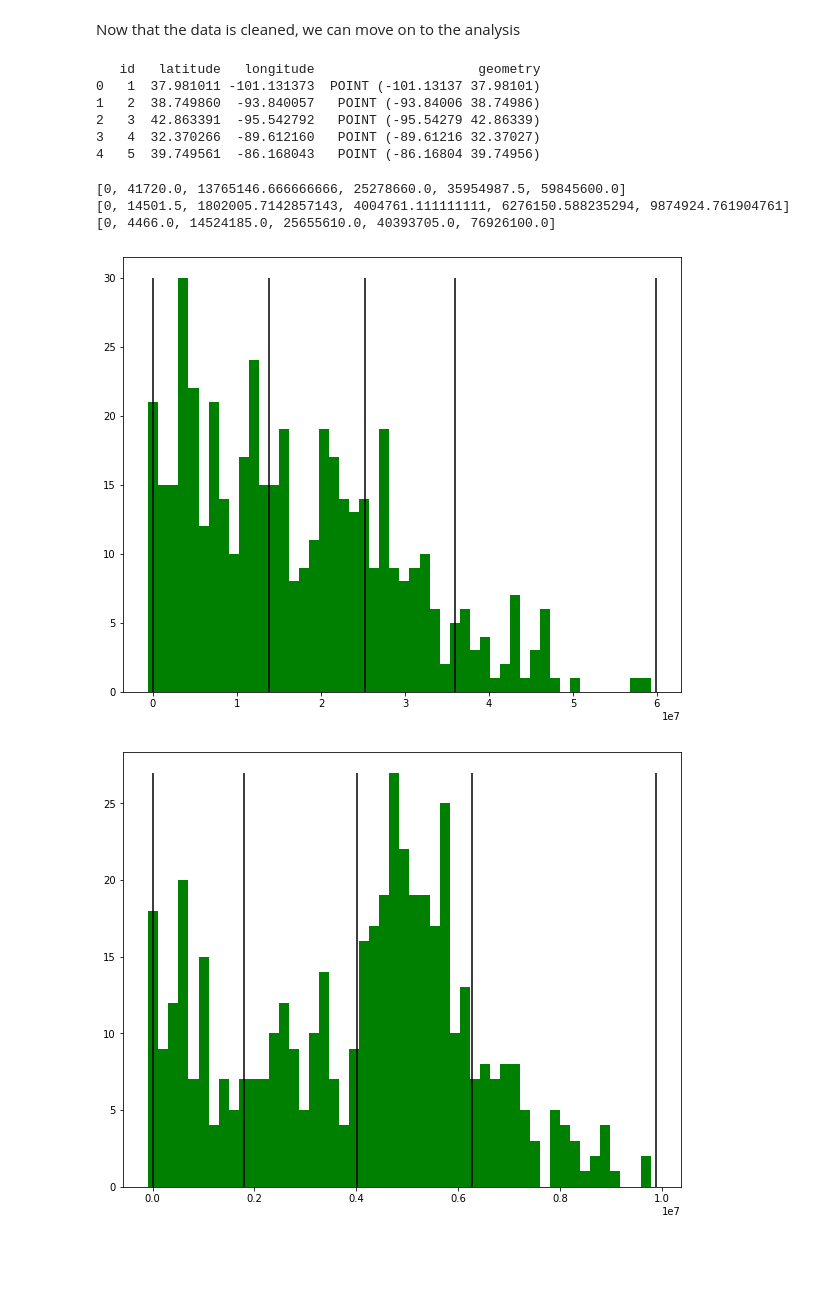
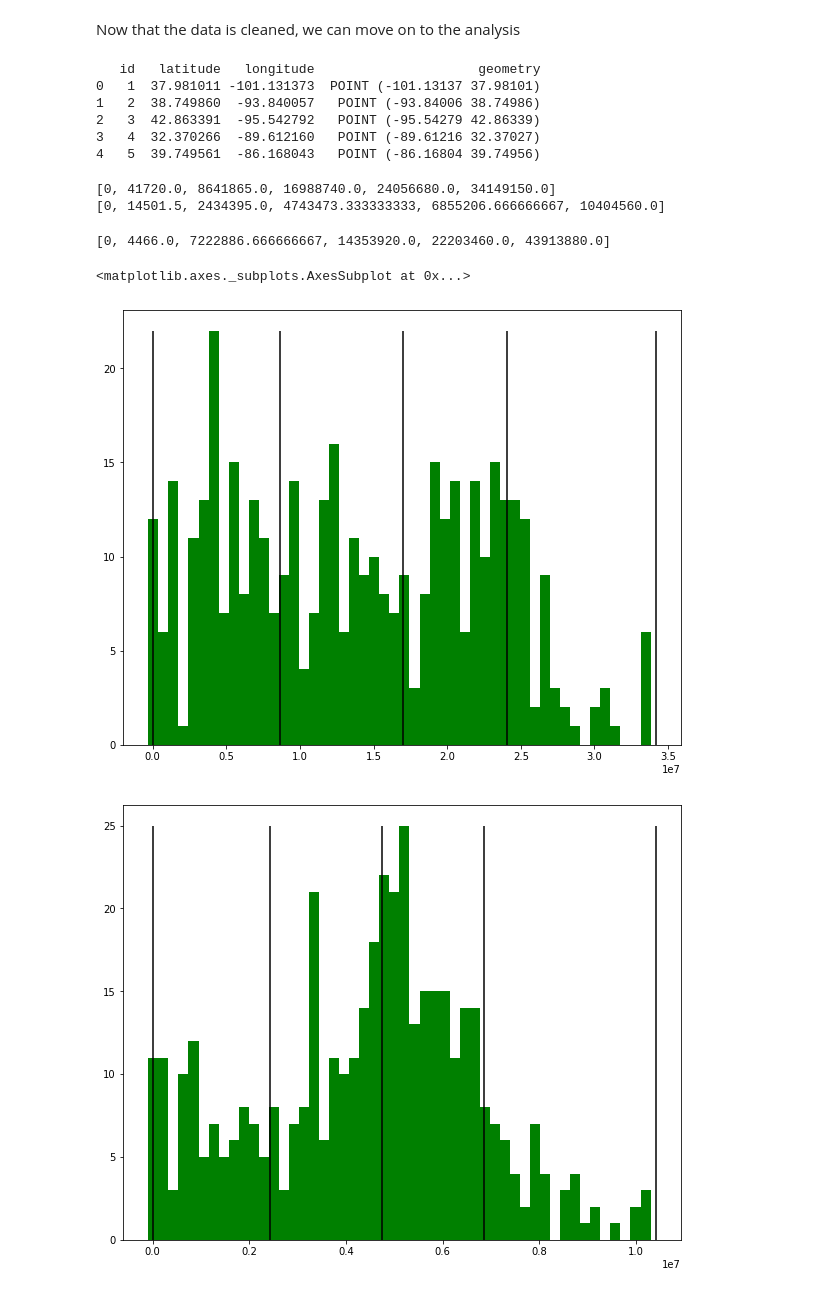
Before and after one commit to elogan24/Logan_CaseStudy, a Jupyter notebook: Logan_Indigo_CaseStudy.ipynb, the cells around one changed output. Drawn from its saved outputs; the diff is of its cells as text; code cells hidden in the pictures; blank space fills up the shorter version.

```diff
--- a/Logan_Indigo_CaseStudy.ipynb
+++ b/Logan_Indigo_CaseStudy.ipynb
@@ -41,7 +41,7 @@ from geopandas.tools import sjoin
 import jenkspy
 import numpy as np
 # %%
-# Import csv into pandas, conver to geopandas
+# Import csv into pandas, convert to geopandas
 random_buyers = pd.read_csv("drive/MyDrive/CaseStudy_Indigo/indigo_case_study_500_random_buyers.csv")
 rb_locations = gpd.GeoDataFrame(random_buyers, geometry=gpd.points_from_xy(random_buyers.longitude, random_buyers.latitude))
 
@@ -69,6 +69,7 @@ us_counties["STATEFP"] = us_counties["STATEFP"].astype(int)
 # Only keep continental US based on FIPS (USDA)
 indexNames = us_counties[(us_counties['STATEFP'] > 57) | (us_counties["STATEFP"] == 15) | (us_counties["STATEFP"] == 2)].index
 us_counties.drop(indexNames, inplace=True)
+
 
 # Function to clean county names
 def clean_county_names(df):
@@ -115,6 +116,15 @@ def clean_crops(df):
     df['Value'] = df['Value'].str.replace('\\,', '')
 
   df['Value'] = df['Value'].astype(float, errors = 'raise')
+
+  # Remove outliers
+  Q1 = df['Value'].quantile(0.25)
+  Q3 = df['Value'].quantile(0.75)
+  IQR = Q3 - Q1
+
+  filter = (df['Value'] >= Q1 - 1.5 * IQR) & (df['Value'] <= Q3 + 1.5 *IQR)
+  df = df.loc[filter]
+
   new_column = df["Data Item"].loc[1].lower()
   print(new_column)
   df = df.rename(columns = {'Value': new_column+'_value'})
@@ -135,6 +145,7 @@ corn_acres_clean = clean_crops(corn_acres)
 soy_acres_clean = clean_crops(soy_acres)
 soy_yield_clean = clean_crops(soy_yield)
 
+
 #Check for areas with CV % greater than 100. Remove those areas.
 soy_yield_clean[soy_yield_clean.soybeans_yield_cv > 100].count()
 soy_acres_clean[soy_acres_clean.soybeans_acresharvested_cv > 100].count()
@@ -149,15 +160,13 @@ corn_acres_clean = corn_acres_clean[corn_acres_clean['corngrain_acresharvested_c
 
 corn_acres_clean.head()
 
-#Function to merge yields and acres harvested together. Call function for corn and soy
-def merge_crop_data(df1, df2, name):
-  name = us_counties.merge(df1, on=["STATEFP", "County"], how = "outer")
-  name = name.merge(df2, on = ["STATEFP", "County"], how = "outer")
+# merge yields and acres harvested together
+corn = us_counties.merge(corn_yield_clean, on=["STATEFP", "County"], how = "outer")
+corn = corn.merge(corn_acres_clean, on = ["STATEFP", "County"], how = "outer")
 
-  return name
+soy = us_counties.merge(soy_yield_clean, on=["STATEFP", "County"], how = "outer")
+soy = soy.merge(soy_acres_clean, on = ["STATEFP", "County"], how = "outer")
 
-corn = merge_crop_data(corn_yield_clean, corn_acres_clean, corn)
-soy = merge_crop_data(soy_yield_clean, soy_acres_clean, soy)
 
 # Calculate corn and soy production in bushels from yield and acreage
 corn["production"] = corn["corngrain_yield_value"]*corn["corngrain_acresharvested_value"]
@@ -250,7 +250,7 @@ def agg_comm(comm_name):
   return buyers
 
 buyers_corn = agg_comm("CORN")
-buyers_soybeans = agg_comm("SOYBEANS")
+buyers_soy = agg_comm("SOYBEANS")
 buyers_total = agg_comm("combined")
 
 # Create histogram based on natural jenks for corn, soy and total
@@ -284,36 +284,36 @@ buyers_corn["Jenks_class"] = buyers_corn["Jenks_class"].astype(int)
 
 bins = hist_analysis(buyers_soy)
 print(bins)
 buyers_soy.head()
 
 buyers_soy['Jenks_class'] = pd.cut(buyers_soy['production'],bins,labels=[0,1,2,3,4], include_lowest=True)
 buyers_soy["Jenks_class"] = buyers_soy["Jenks_class"].astype(int)
 
 bins = hist_analysis(buyers_total)
 print(bins)
 buyers_total.shape
 
 buyers_total['Jenks_class'] = pd.cut(buyers_total['production'],bins,labels=[0,1,2,3,4], include_lowest=True)
-buyers_total["Jenks_class"] = buyers_total["Jenks_class"].astype(int)
 
 # Create final buyers dataframe from soy, corn and combined
 final_buyers = buyers_soy.append(buyers_corn)
 final_buyers = final_buyers.append(buyers_total)
 
 # Dissolve counties dataframe by STATEFP to create states for boundary
 states = us_counties.dissolve(by='STATEFP')
 states = states.merge(fips_id, on="STATEFP")
 states = states[["geometry", "State"]]
 states.plot()
 # %% [output]
    id   latitude   longitude                     geometry
 0   1  37.981011 -101.131373  POINT (-101.13137 37.98101)
 1   2  38.749860  -93.840057   POINT (-93.84006 38.74986)
 2   3  42.863391  -95.542792   POINT (-95.54279 42.86339)
 3   4  32.370266  -89.612160   POINT (-89.61216 32.37027)
 4   5  39.749561  -86.168043   POINT (-86.16804 39.74956)
-[0, 41720.0, 13765146.666666666, 25278660.0, 35954987.5, 59845600.0]
-[0, 14501.5, 1802005.7142857143, 4004761.111111111, 6276150.588235294, 9874924.761904761]
-[0, 4466.0, 14524185.0, 25655610.0, 40393705.0, 76926100.0]
+[0, 41720.0, 8641865.0, 16988740.0, 24056680.0, 34149150.0]
+[0, 14501.5, 2434395.0, 4743473.333333333, 6855206.666666667, 10404560.0]
+[0, 4466.0, 7222886.666666667, 14353920.0, 22203460.0, 43913880.0]
+<matplotlib.axes._subplots.AxesSubplot at 0x...>
-[figure, old version]
+[figure, new version]
-[figure, old version]
+[figure, new version]
```
Also changed, not shown: parts of 4 cells of this notebook.
